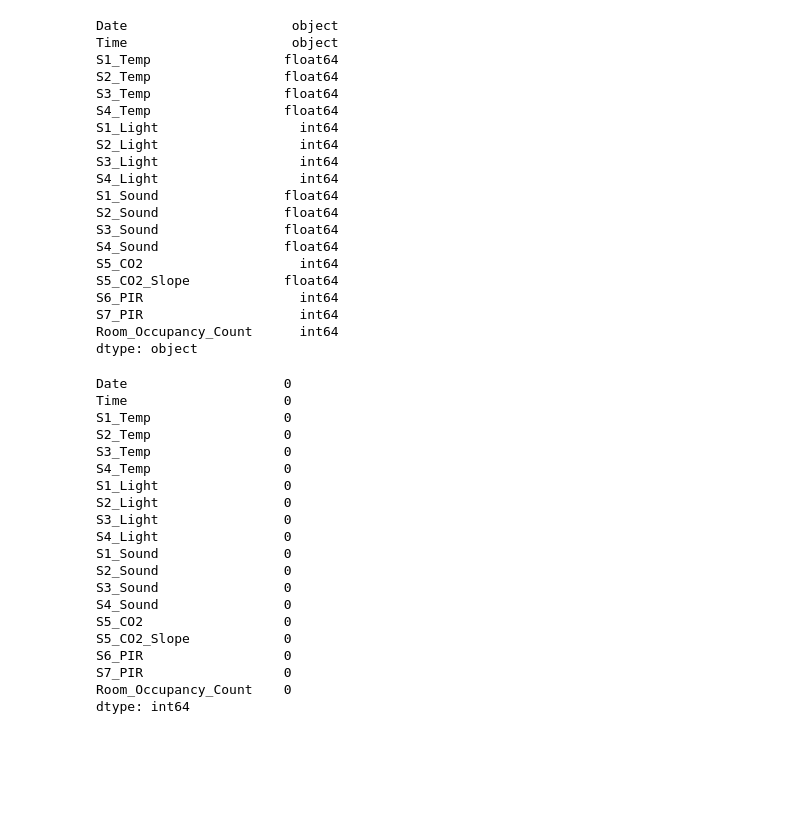
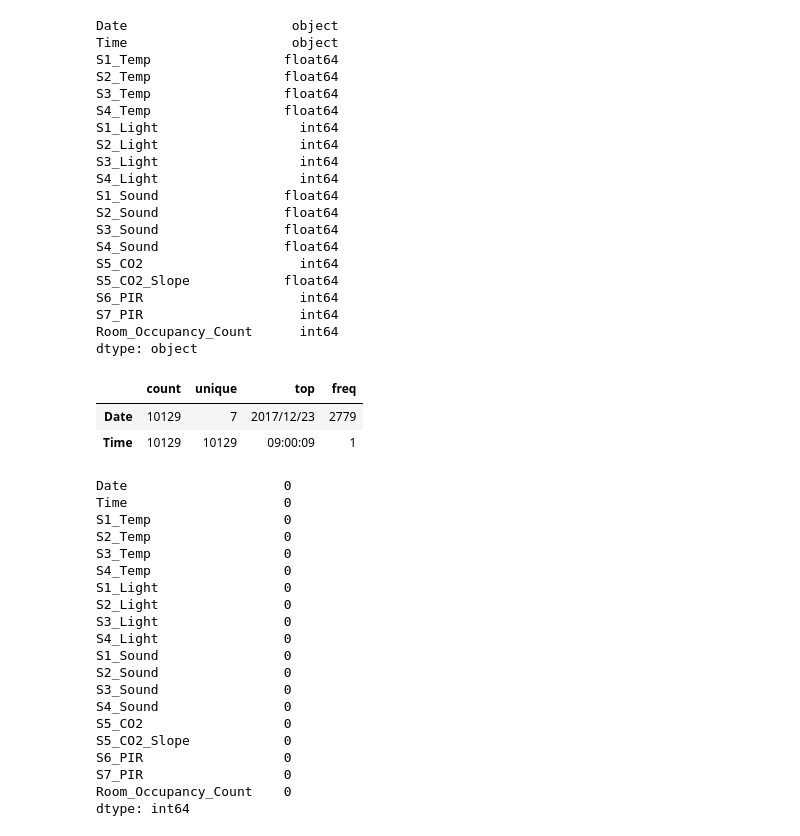
Before and after one commit to Cardan123/mlops_project, a Jupyter notebook: notebooks/eda.ipynb, the cells around one changed output. Cells and saved outputs as stored; diff of their text form; code cells hidden in the pictures; blank space fills up the shorter version.

```diff
--- a/notebooks/eda.ipynb
+++ b/notebooks/eda.ipynb
@@ -65,6 +85,12 @@ dtype: object
 # %%
 num_cols = ['S1_Temp','S2_Temp','S3_Temp','S4_Temp','S1_Light','S2_Light','S3_Light','S4_Light','S1_Sound','S2_Sound','S3_Sound','S4_Sound','S5_CO2','S5_CO2_Slope']
 cat_cols = ['S6_PIR','S7_PIR','Room_Occupancy_Count']
+# %%
+df.describe(include ='object').T
+# %% [output]
+|  | count | unique | top | freq |
+| Date | 10129 | 7 | 2017/12/23 | 2779 |
+| Time | 10129 | 10129 | 09:00:09 | 1 |
 # %%
 # Columns with missing values
 df.isna().sum()
```
Also changed, not shown: parts of 6 cells of this notebook.
